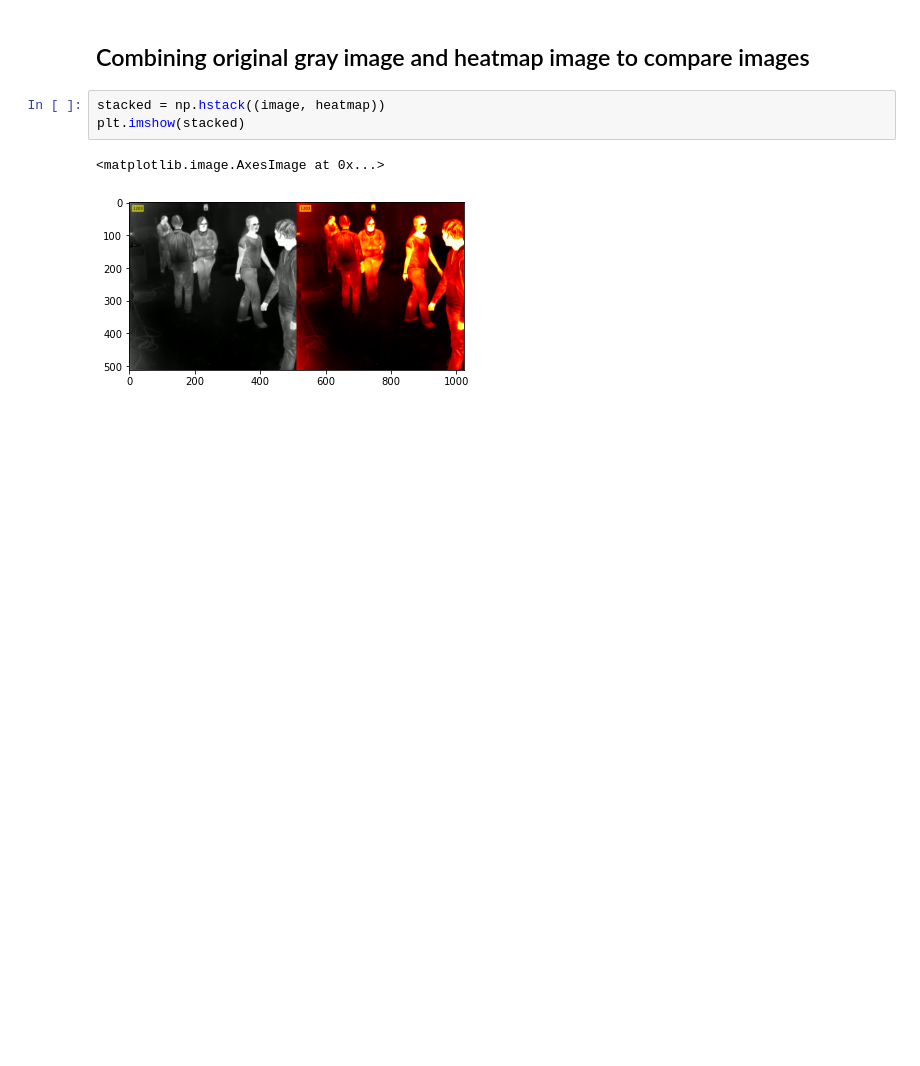
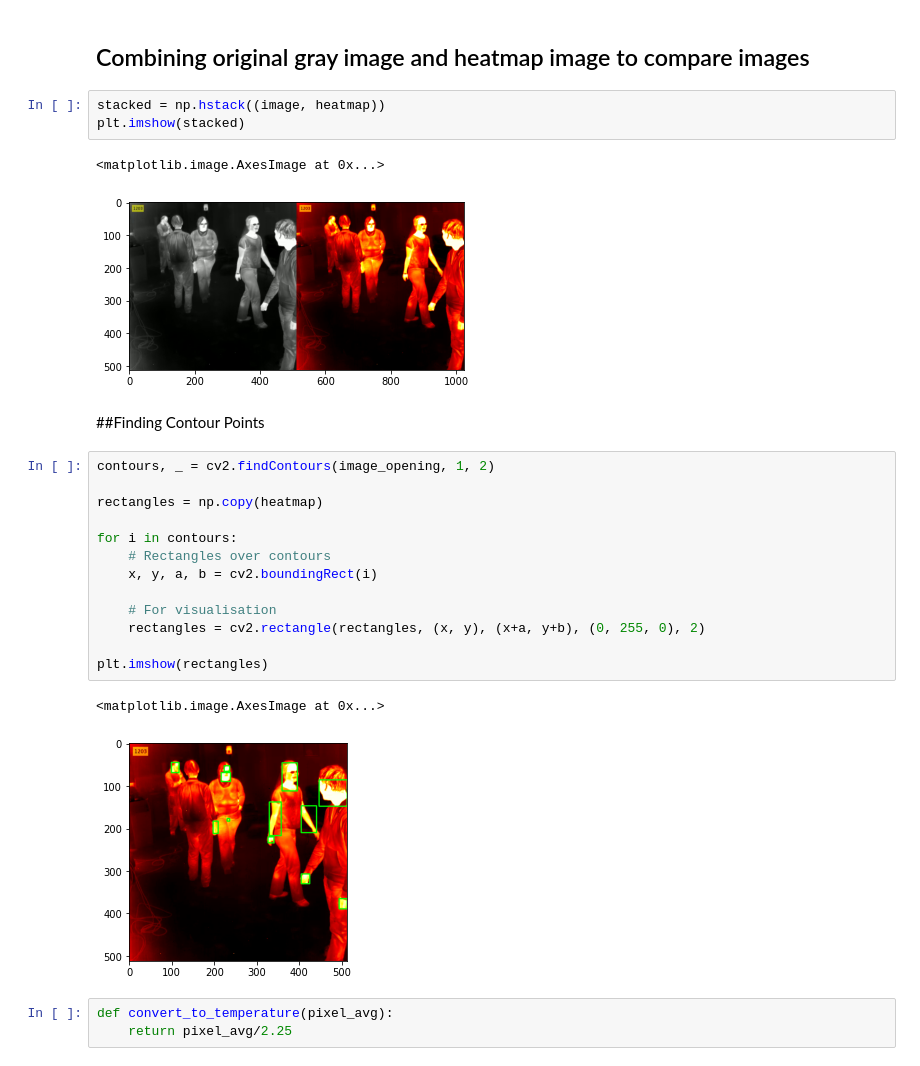
Before and after one commit to dsc-tiu/open-source-ml-ai, a Jupyter notebook: Thermal Images/thermal_image_processing.ipynb, the cells around one changed output. Drawn from its saved outputs; the diff is of its cells as text; blank space fills up the shorter version.

Commit message:
Added Contour Points and Temperature Detection Part
The following file has been updated:  thermal_image_processing.ipynb

```diff
--- a/Thermal Images/thermal_image_processing.ipynb
+++ b/Thermal Images/thermal_image_processing.ipynb
@@ -58,3 +58,24 @@ plt.imshow(stacked)
 # %% [output]
 <matplotlib.image.AxesImage at 0x...>
 [figure]
+# %% [markdown]
+##Finding Contour Points
+# %%
+contours, _ = cv2.findContours(image_opening, 1, 2)
+
+rectangles = np.copy(heatmap)
+
+for i in contours:
+    # Rectangles over contours
+    x, y, a, b = cv2.boundingRect(i)
+
+    # For visualisation
+    rectangles = cv2.rectangle(rectangles, (x, y), (x+a, y+b), (0, 255, 0), 2)
+
+plt.imshow(rectangles)
+# %% [output]
+<matplotlib.image.AxesImage at 0x...>
+[figure, added]
+# %%
+def convert_to_temperature(pixel_avg):
+    return pixel_avg/2.25
```
Also changed, not shown: parts of 3 cells of this notebook.
